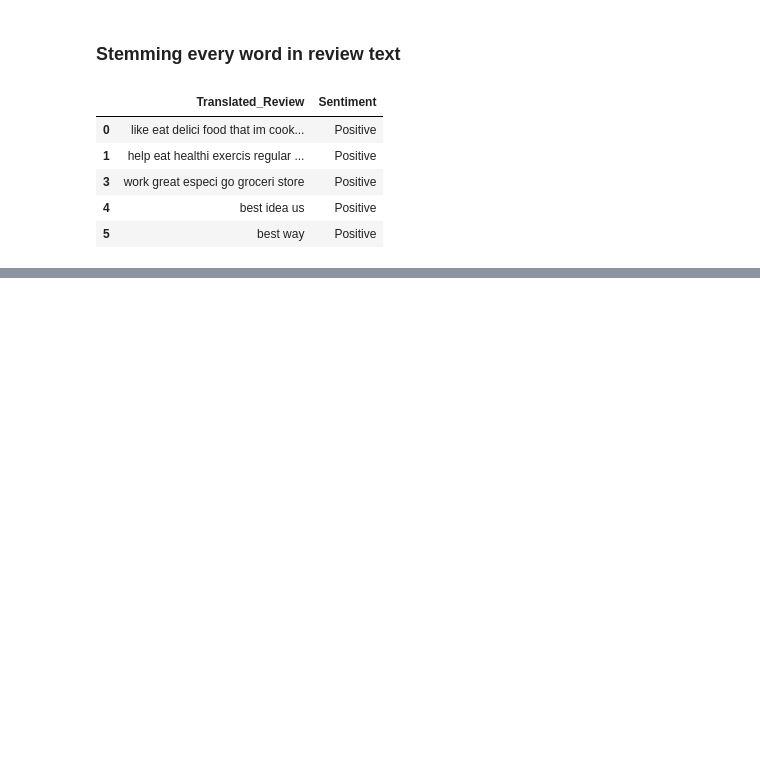
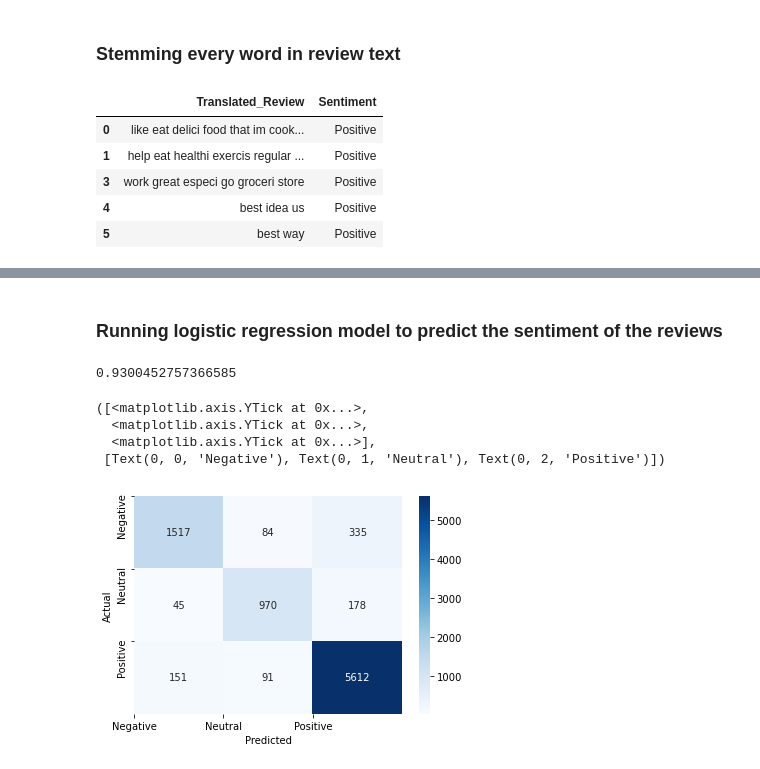
Before and after one commit to Sharat005/GooglePlaystoreAnalysis, a Jupyter notebook: PlaystoreAnalysis.ipynb, the cells around one changed output, grey strips where cells are left out. Cells and saved outputs as stored; diff of their text form; code cells hidden in the pictures; blank space fills up the shorter version.

Commit message:
finished vectorizing and running a model on the data to predict sentiment for test data

```diff
--- a/PlaystoreAnalysis.ipynb
+++ b/PlaystoreAnalysis.ipynb
@@ -731,3 +731,6 @@ sentiment_data.head()
 | 3 | work great especi go groceri store | Positive |
 | 4 | best idea us | Positive |
 | 5 | best way | Positive |
+# %%
+vectorizer = TfidfVectorizer(max_features=2500, min_df=7, max_df=0.8)
+processed_features = vectorizer.fit_transform(sentiment_data['Translated_Review']).toarray()
@@ -733,0 +739,26 @@ sentiment_data.head()
+# %%
+x_train,x_test,y_train,y_test = train_test_split(processed_features,sentiment_data['Sentiment'],test_size = 0.25)
+# %% [markdown]
+### Running logistic regression model to predict the sentiment of the reviews
+# %%
+lr = linear_model.LogisticRegression()
+model = lr.fit(x_train,y_train)
+# %%
+Results = model.predict(x_test)
+# %%
+model.score(x_train,y_train)
+# %% [output]
+0.9300452757366585
+# %%
+from sklearn.metrics import classification_report,confusion_matrix
+sns.heatmap(confusion_matrix(y_test,Results),annot=True,fmt = '.5g', cmap = plt.cm.Blues)
+plt.xlabel('Predicted')
+plt.ylabel('Actual')
+plt.xticks(ticks = [0,1,2],labels = ['Negative','Neutral','Positive'])
+plt.yticks(ticks = [0,1,2],labels = ['Negative','Neutral','Positive'])
+# %% [output]
+([<matplotlib.axis.YTick at 0x...>,
+  <matplotlib.axis.YTick at 0x...>,
+  <matplotlib.axis.YTick at 0x...>],
+ [Text(0, 0, 'Negative'), Text(0, 1, 'Neutral'), Text(0, 2, 'Positive')])
+[figure, added]
```
Also changed, not shown: parts of 1 cell of this notebook.
